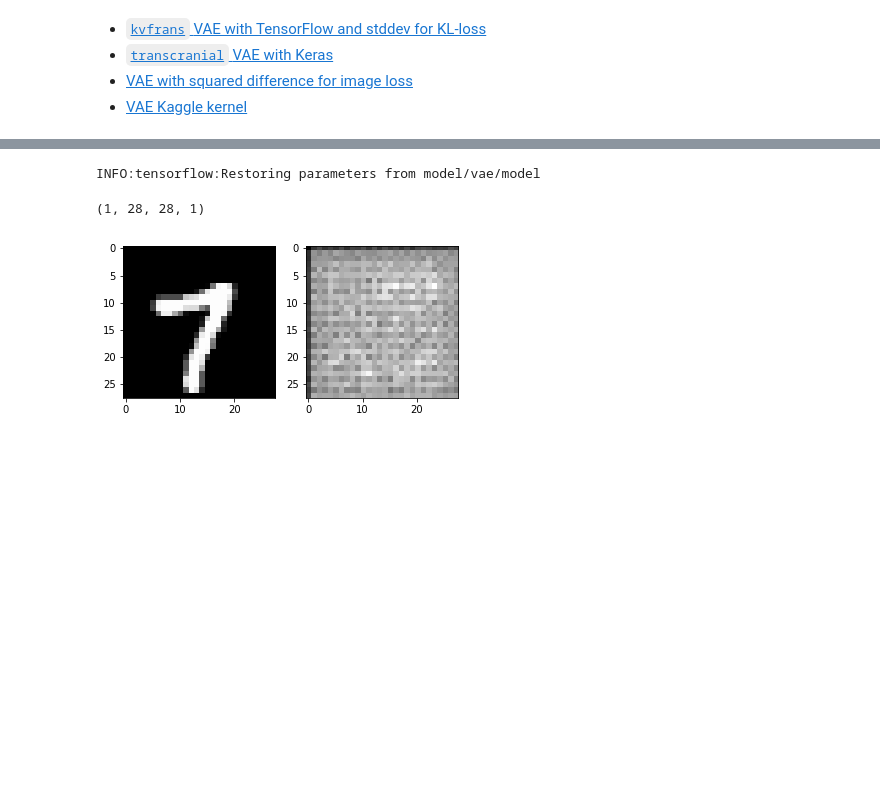
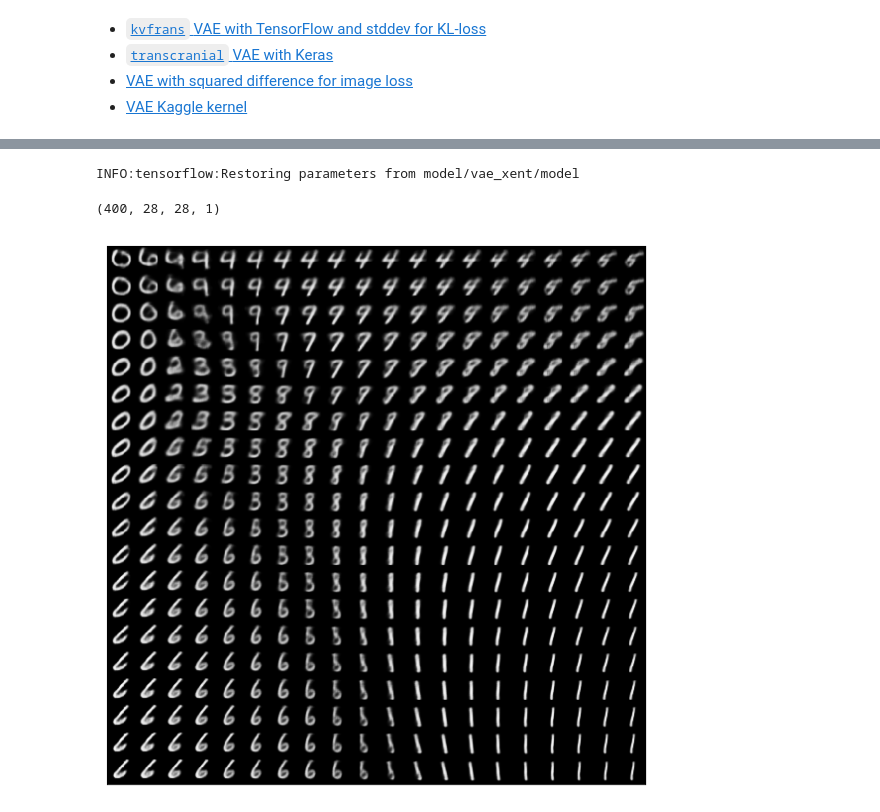
Before and after one commit to gabrielwong159/tf, a Jupyter notebook: vae/evaluate_model.ipynb, the cells around one changed output, grey strips where cells are left out. Drawn from its saved outputs; the diff is of its cells as text; code cells hidden in the pictures; blank space fills up the shorter version.

```diff
--- a/vae/evaluate_model.ipynb
+++ b/vae/evaluate_model.ipynb
@@ -40,0 +100,6 @@ model = VAE(batch_size)
+# %%
+x = np.arange(0, 2, 0.1)
+y = np.arange(0, 2, 0.1)
+xx, yy = np.meshgrid(x, y)
+pts = np.stack([xx.flatten(), yy.flatten()], axis=-1)
+pts[:10]
@@ -41,19 +117,26 @@ model = VAE(batch_size)
 # %%
+tf.reset_default_graph()
+
+ph = tf.placeholder(tf.float32, [None, 2])
+out = VAE.decoder_network(ph)
 saver = tf.train.Saver()
+
 with tf.Session() as sess:
     saver.restore(sess, model_path)
-    x, y = mnist.test.next_batch(batch_size)
-    out = sess.run(model.out, feed_dict={
-        model.x: x.reshape([-1, 28, 28, 1]),
-    })
-out.shape
+    test = sess.run(tf.nn.sigmoid(out), feed_dict={ph: pts})
+
+test.shape
 # %% [output]
-INFO:tensorflow:Restoring parameters from model/vae/model
+INFO:tensorflow:Restoring parameters from model/vae_xent/model
-(1, 28, 28, 1)
+(400, 28, 28, 1)
-# %%
-plt.subplot(1, 2, 1)
-plt.imshow(x[0].reshape([28, 28]), cmap='gray')
-plt.subplot(1, 2, 2)
-plt.imshow(np.squeeze(out[0], axis=-1), cmap='gray');
-# %% [output]
-[figure, removed]
+# %%
+image = np.zeros([28 * len(y), 28 * len(x)], np.float32)
+for r in range(len(y)):
+    for c in range(len(x)):
+        image[r*28:(r+1)*28, c*28:(c+1)*28] = np.squeeze(test[r*len(y) + c], axis=-1)
+
+plt.figure(figsize=(10, 10))
+plt.xticks([]), plt.yticks([])
+plt.imshow(image, cmap='gray');
+# %% [output]
+[figure, added]
```
Also changed, not shown: parts of 11 cells of this notebook, 3 other files.
